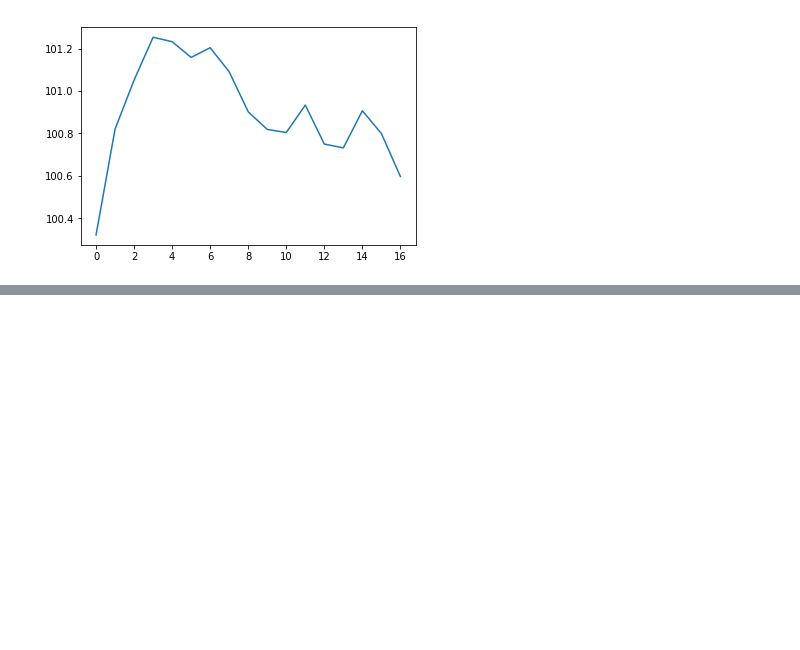
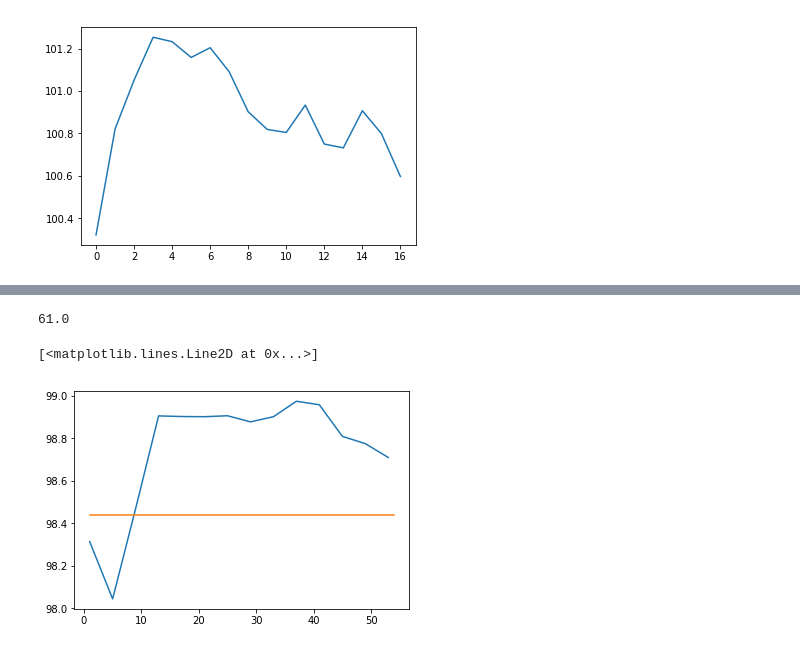
Before and after one commit to bourliam/PRIM, a Jupyter notebook: Notebooks/T_optim.ipynb, the cells around one changed output, grey strips where cells are left out. Cells and saved outputs as stored; diff of their text form; code cells hidden in the pictures; blank space fills up the shorter version.

```diff
--- a/Notebooks/T_optim.ipynb
+++ b/Notebooks/T_optim.ipynb
@@ -873,0 +930,12 @@ plt.plot(range(1,18), [99.58]*17)
+# %%
+3416/56
+# %% [output]
+61.0
+# %%
+T_full_day = [98.31380401, 98.04428575, 98.46852718, 98.90482791, 98.90185752, 98.90097691, 98.90550257, 98.87668661, 98.90091228, 98.97369572, 98.95700435, 98.80853677, 98.77431778, 98.70931348]
+# %%
+plt.plot([1, 5, 9, 13, 17, 21, 25, 29, 33, 37, 41, 45, 49, 53], T_full_day)
+plt.plot(range(1,55), [98.4397163818663]*54)
+# %% [output]
+[<matplotlib.lines.Line2D at 0x...>]
+[figure, added]
```
Also changed, not shown: parts of 15 cells of this notebook, 9 other files.
